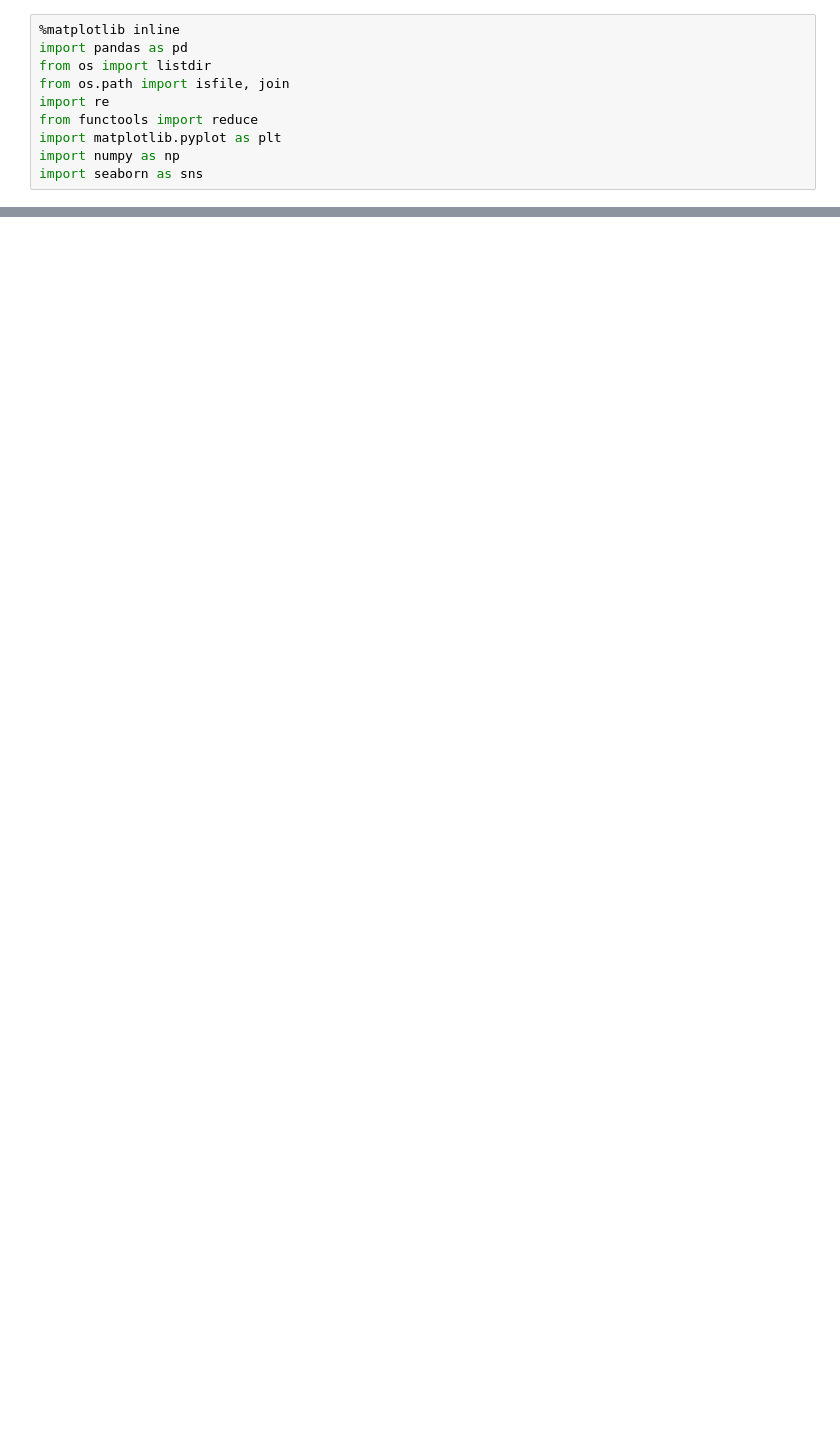
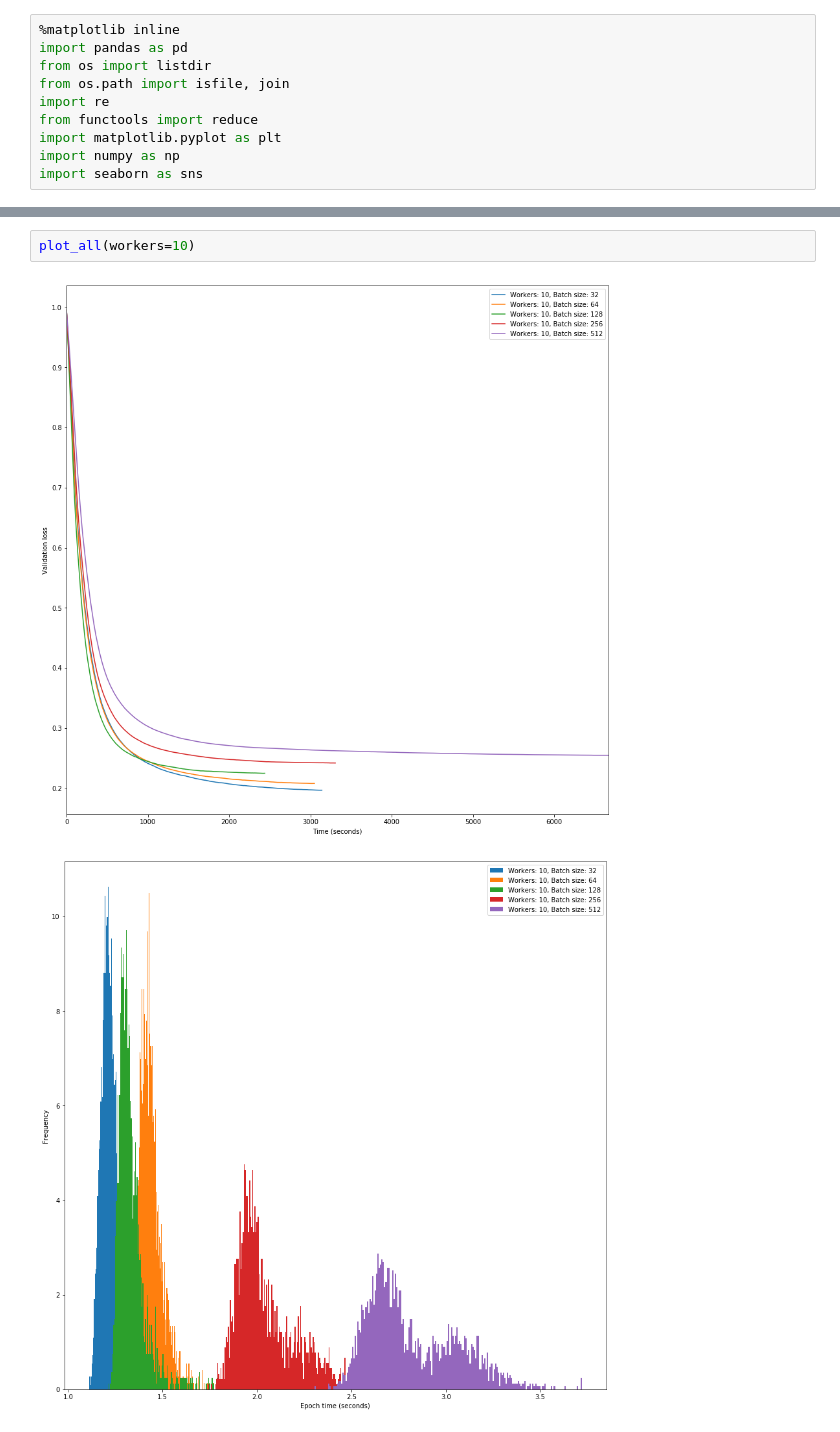
Before and after one commit to dudzicz/Systems-for-Data-Science, a Jupyter notebook: LogParser.ipynb, the cells around one changed output, grey strips where cells are left out. Cells and saved outputs as stored; diff of their text form; blank space fills up the shorter version.

```diff
--- a/LogParser.ipynb
+++ b/LogParser.ipynb
@@ -103,0 +114,5 @@ plot_all()
+# %%
+plot_all(workers=10)
+# %% [output]
+[figure, added]
+[figure, added]
```
Also changed, not shown: parts of 6 cells of this notebook, 27 other files.
